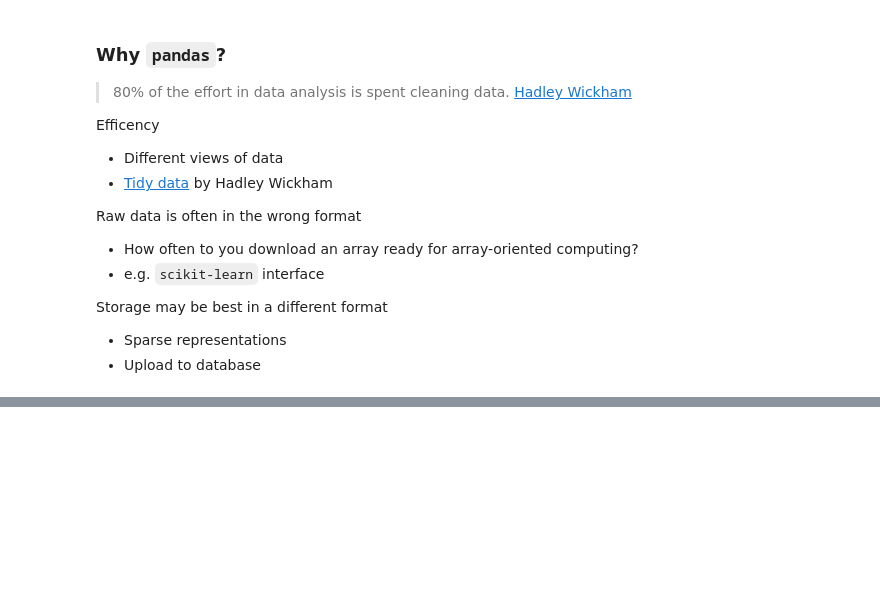
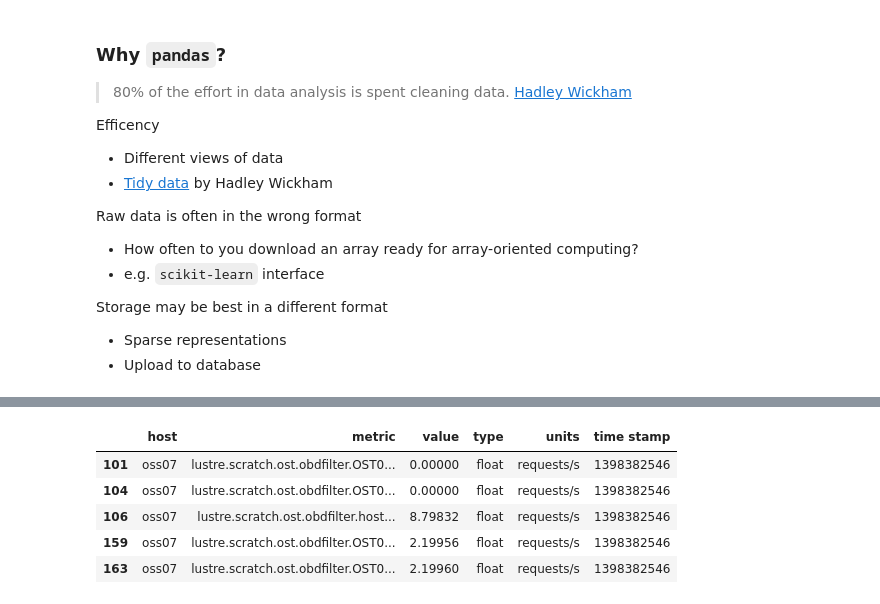
Before and after one commit to colinsongf/xsede_2015, a Jupyter notebook: 04a_exploratory_pandas.ipynb, the cells around one changed output, grey strips where cells are left out. Saved outputs shown, nothing was run; the diff lists cells and outputs as text; code cells hidden in the pictures; blank space fills up the shorter version.

```diff
--- a/04a_exploratory_pandas.ipynb
+++ b/04a_exploratory_pandas.ipynb
@@ -88,0 +92,9 @@ df.head()
+# %%
+statfs.head()
+# %% [output]
+|  | host | metric | value | type | units | time stamp |
+| 101 | oss07 | lustre.scratch.ost.obdfilter.OST0... | 0.00000 | float | requests/s | 1398382546 |
+| 104 | oss07 | lustre.scratch.ost.obdfilter.OST0... | 0.00000 | float | requests/s | 1398382546 |
+| 106 | oss07 | lustre.scratch.ost.obdfilter.host... | 8.79832 | float | requests/s | 1398382546 |
+| 159 | oss07 | lustre.scratch.ost.obdfilter.OST0... | 2.19956 | float | requests/s | 1398382546 |
+| 163 | oss07 | lustre.scratch.ost.obdfilter.OST0... | 2.19960 | float | requests/s | 1398382546 |
```
Also changed, not shown: parts of 6 cells of this notebook, 1 other file.
